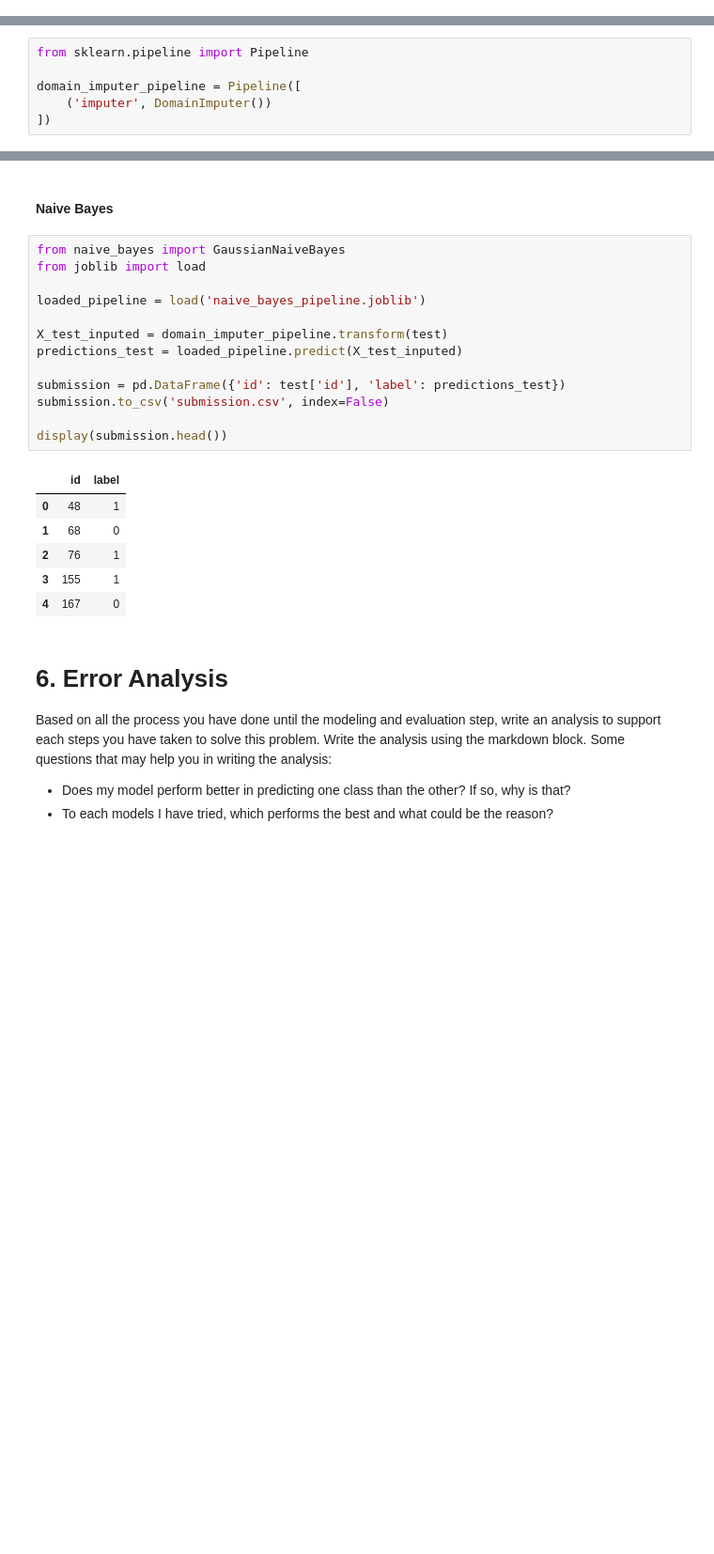
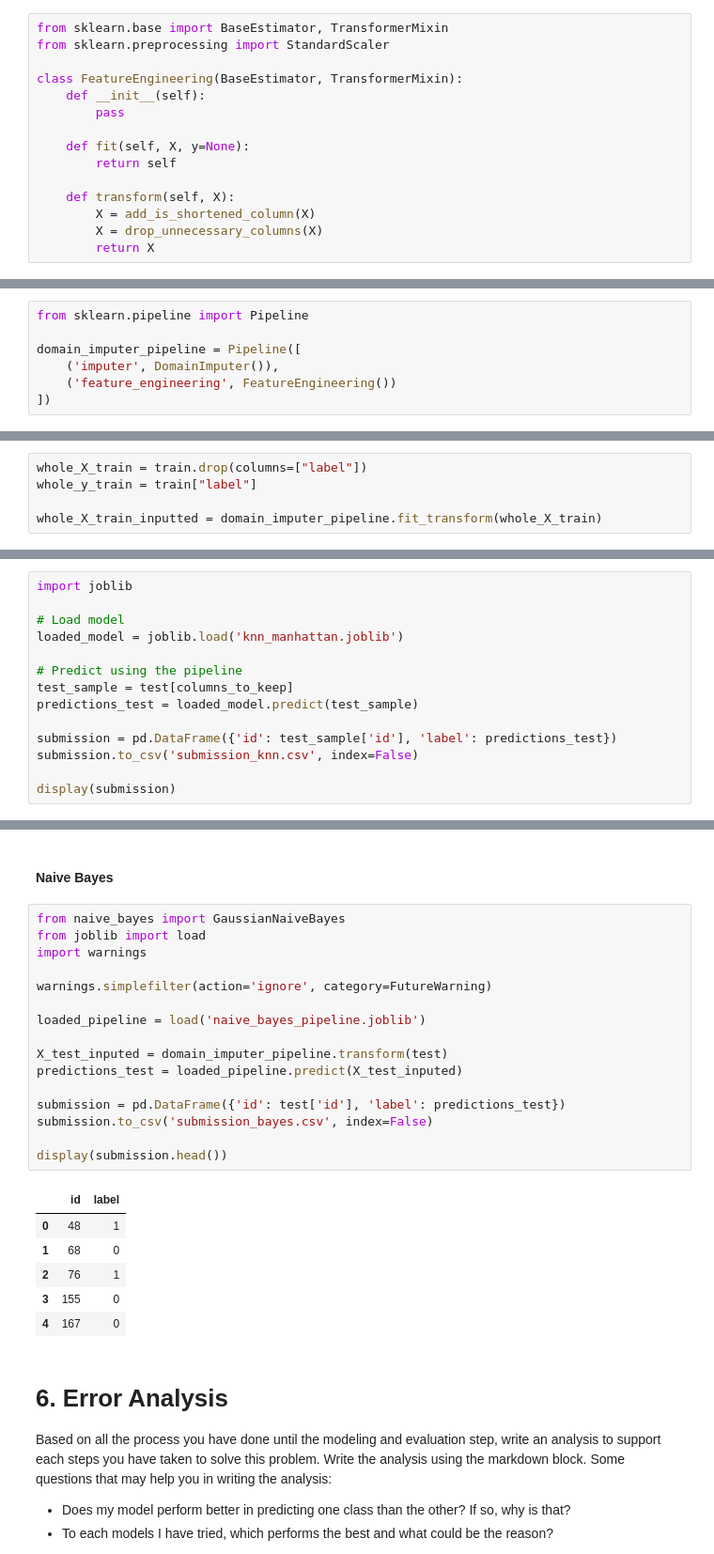
Before and after one commit to IlllIllIIIlIlIll/Traienta_IF3070, a Jupyter notebook: src/public/Tubes2_Kelompok30.ipynb, the cells around one changed output, grey strips where cells are left out. Shown at 94% size. Drawn from its saved outputs; the diff is of its cells as text; blank space fills up the shorter version.

Commit message:
feat: knn submission, kfold

```diff
--- a/src/public/Tubes2_Kelompok30.ipynb
+++ b/src/public/Tubes2_Kelompok30.ipynb
@@ -683,3 +713,18 @@ Feature engineering is both a creative and iterative process. It requires a deep
+# %%
+from sklearn.base import BaseEstimator, TransformerMixin
+from sklearn.preprocessing import StandardScaler
+
+class FeatureEngineering(BaseEstimator, TransformerMixin):
+    def __init__(self):
+        pass
+
+    def fit(self, X, y=None):
+        return self
+
+    def transform(self, X):
+        X = add_is_shortened_column(X)
+        X = drop_unnecessary_columns(X)
+        return X
 # %% [markdown]
 ## B. Data Preprocessing
 
@@ -968,7 +1031,8 @@ Modelling is the process of building your own machine learning models to solve s
 from sklearn.pipeline import Pipeline
 
 domain_imputer_pipeline = Pipeline([
-    ('imputer', DomainImputer())
+    ('imputer', DomainImputer()),
+    ('feature_engineering', FeatureEngineering())
 ])
 # %%
 import warnings
@@ -1310,0 +1432,5 @@ for var_smoothing in var_smoothing_values:
+# %%
+whole_X_train = train.drop(columns=["label"])
+whole_y_train = train["label"]
+
+whole_X_train_inputted = domain_imputer_pipeline.fit_transform(whole_X_train)
@@ -1322,0 +1612,14 @@ Note: Adjust step 1 and 2 to your implementation of the preprocessing step if yo
+# %%
+import joblib
+
+# Load model
+loaded_model = joblib.load('knn_manhattan.joblib')
+
+# Predict using the pipeline
+test_sample = test[columns_to_keep]
+predictions_test = loaded_model.predict(test_sample)
+
+submission = pd.DataFrame({'id': test_sample['id'], 'label': predictions_test})
+submission.to_csv('submission_knn.csv', index=False)
+
+display(submission)
@@ -1325,22 +1642,25 @@ Note: Adjust step 1 and 2 to your implementation of the preprocessing step if yo
 # %%
 from naive_bayes import GaussianNaiveBayes
 from joblib import load
+import warnings
+
+warnings.simplefilter(action='ignore', category=FutureWarning)
 
 loaded_pipeline = load('naive_bayes_pipeline.joblib')
 
 X_test_inputed = domain_imputer_pipeline.transform(test)
 predictions_test = loaded_pipeline.predict(X_test_inputed)
 
 submission = pd.DataFrame({'id': test['id'], 'label': predictions_test})
-submission.to_csv('submission.csv', index=False)
+submission.to_csv('submission_bayes.csv', index=False)
 
 display(submission.head())
 # %% [output]
 |  | id | label |
 | 0 | 48 | 1 |
 | 1 | 68 | 0 |
 | 2 | 76 | 1 |
-| 3 | 155 | 1 |
+| 3 | 155 | 0 |
 | 4 | 167 | 0 |
 # %% [markdown]
 # 6. Error Analysis
```
Also changed, not shown: parts of 33 cells of this notebook, 11 other files.
